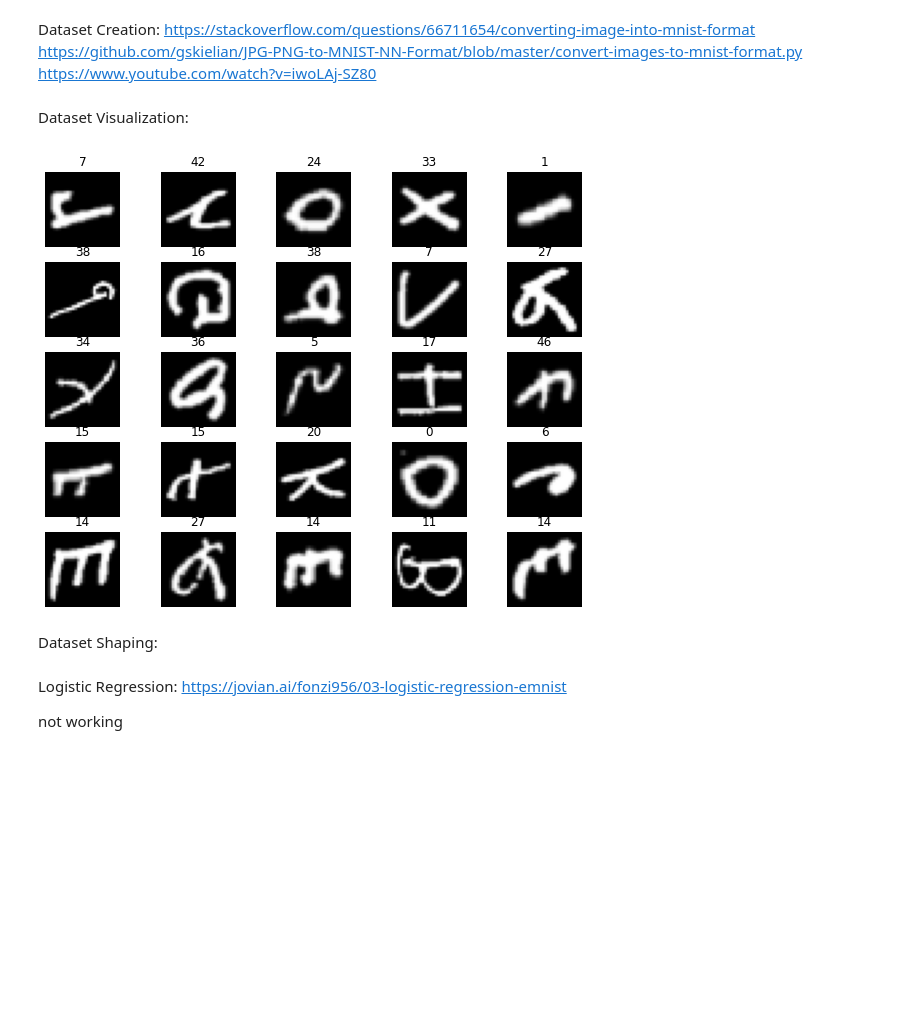
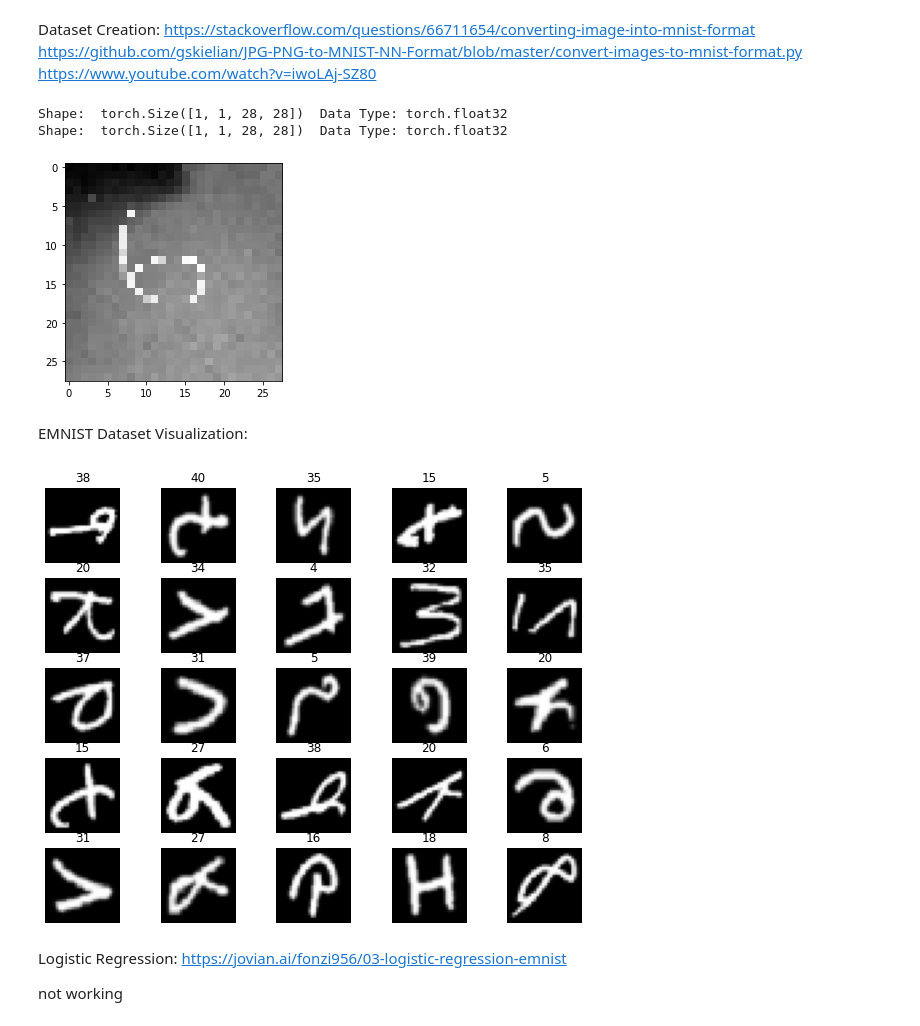
Before and after one commit to SeanMeath/Machine-Learning-Project, a Jupyter notebook: COMP 432 Group Project.ipynb, the cells around one changed output. Cells and saved outputs as stored; diff of their text form; code cells hidden in the pictures; blank space fills up the shorter version.

Commit message:
added custom dataset (work in progress)

```diff
--- a/COMP 432 Group Project.ipynb
+++ b/COMP 432 Group Project.ipynb
@@ -78,5 +56,26 @@ def run_inference(img):
+# %%
+#Get Image Directory
+cwd = Path.cwd()
+imgdir = os.path.join(cwd, 'img')
+
+#List of Images (to fill)
+images = torch.zeros(2, 1, 28, 28)
+
+for filename in os.listdir(imgdir):
+    filepath = os.path.join(imgdir, filename)
+    img = cv2.imread(filepath, cv2.IMREAD_GRAYSCALE)
+    img_resized = cv2.resize(img, (28, 28), interpolation=cv2.INTER_LINEAR)
+    img_resized = cv2.bitwise_not(img_resized)
+    img_resized = np.copy(img_resized).reshape(1, 1,28,28)
+    plt.imshow(img_resized.squeeze(), cmap="gray");
+    img_resized = torch.tensor(img_resized, dtype=torch.float32)
+    print('Shape: ', np.shape(img_resized), ' Data Type:', img_resized.dtype)
+# %% [output]
+Shape:  torch.Size([1, 1, 28, 28])  Data Type: torch.float32
+Shape:  torch.Size([1, 1, 28, 28])  Data Type: torch.float32
+[figure, added]
 # %% [markdown]
-Dataset Visualization:
+EMNIST Dataset Visualization:
 # %%
 figure = plt.figure(figsize=(10, 8))
 cols, rows = 5, 5
@@ -89,6 +88,4 @@ for i in range(1, cols * rows + 1):
     plt.imshow(img.squeeze(), cmap="gray")
 plt.show()
 # %% [output]
-[figure, old version]
+[figure, new version]
-# %% [markdown]
-Dataset Shaping:
```
Also changed, not shown: parts of 12 cells of this notebook, 2 other files.
